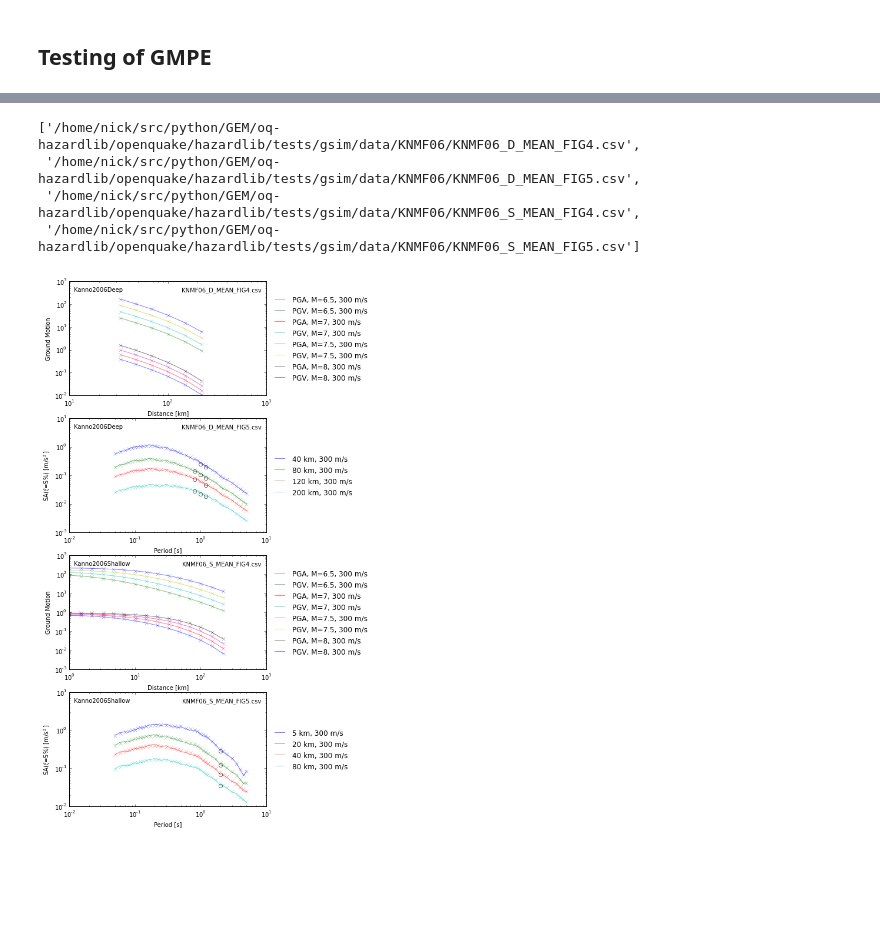
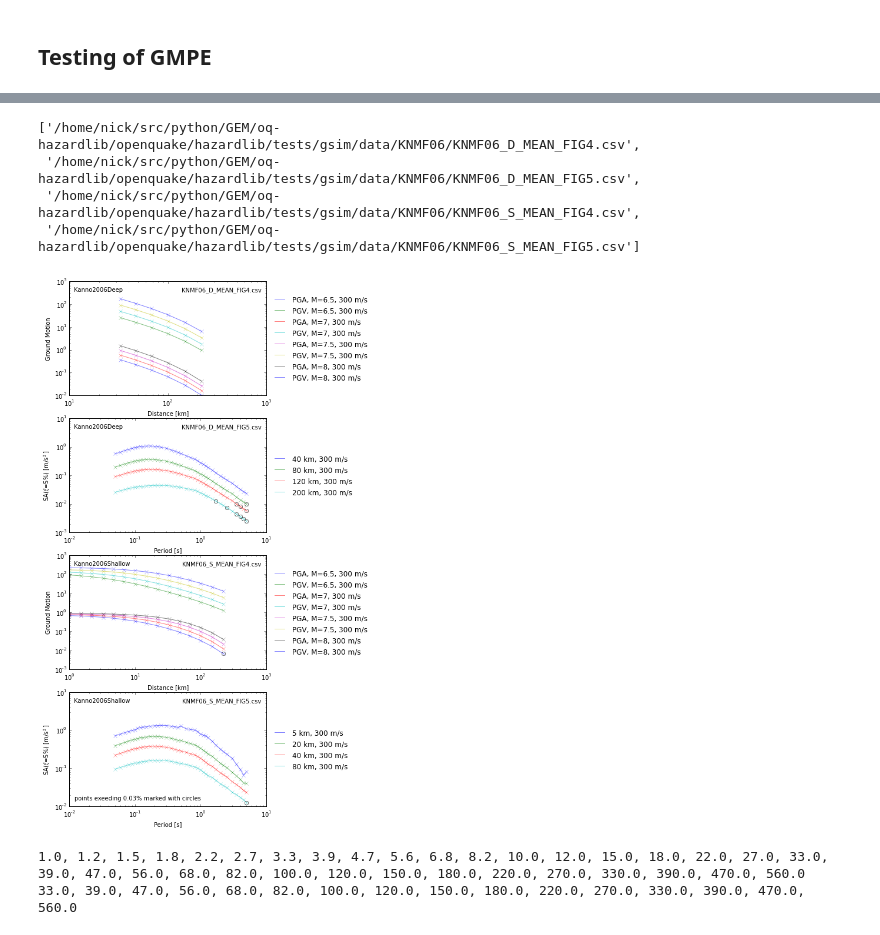
Before and after one commit to nackerley/indian-subcontinent-psha, a Jupyter notebook: GMPEs/kanno2006new/Kanno et al. (2006).ipynb, the cells around one changed output, grey strips where cells are left out. Drawn from its saved outputs; the diff is of its cells as text; code cells hidden in the pictures; blank space fills up the shorter version.

```diff
--- a/GMPEs/kanno2006new/Kanno et al. (2006).ipynb
+++ b/GMPEs/kanno2006new/Kanno et al. (2006).ipynb
@@ -165,13 +165,12 @@ df_means = gt.df_massage(pd.concat(df_means, ignore_index=True))
 df_stddevs = gt.df_massage(pd.concat(df_stddevs, ignore_index=True))
 # %%
 # produce Figure 5
-digitized_template = 'Digitized/M%g_R%gkm_%s.csv'
+digitized_template = 'Computed/M%g_R%gkm_%s.csv'
 empty = True
 
 numeric_cols = np.array([tb.is_numeric(item) for item in df_means.columns])
 extra_cols = df_means.columns[~numeric_cols]
 T = [float(item) for item in df_means.columns[numeric_cols]]
-# T = np.genfromtxt('Digitized/M7_T_S.csv')
 gmpe_names = [name for name in gmpe_class_names
               if (df_means['gmpe'] == name).any()]
 distances = sorted(list(set(df_means['dist_rrup'])))
@@ -278,6 +268,6 @@ See the the caveats in the documentation: http://pandas.pydata.org/pandas-docs/s
 # %%
 # produce Figure 4
-digitized_template = 'Digitized/%s_M%g_%s.csv'
+digitized_template = 'Computed/%s_M%g_%s.csv'
 df_interp = df_means.copy()
 
 gmpe_names = [name for name in gmpe_class_names
@@ -353,7 +342,7 @@ means_files = gt.write_test_data(df_interp, gmpe_group, gmpes_short, gmpe_class_
 stddev_files = gt.write_test_data(df_stddevs, gmpe_group, gmpes_short, gmpe_class_names, 'FIG4', float_format='%.5g')
 # %%
 # run through unittests
-threshhold = 0.10
+threshhold = 0.0003
 
 means_files = sorted(glob.glob(os.path.join(os.path.split(means_files[0])[0],'*MEAN*')))
 display(means_files)
@@ -427,31 +416,41 @@ for ax, means_file in zip(axes, means_files):
                         continue
 
                     h = ax.loglog(df_trace_ref['dist_rrup'], df_trace_ref[str(im_type)],
                                   label=trace_label, alpha=0.5)
 
                     df_trace_new = df_new[
                         (df_new['rup_mag'] == mag) &
                         (df_new['site_vs30'] == vs30)]
 
                     ax.loglog(df_trace_new['dist_rrup'], df_trace_new[str(im_type)],
                               linestyle='none', marker='x',
                               color=h[0].get_color(), alpha=0.5)
 
                     # circle points in error
                     error = (np.abs(df_trace_new[str(im_type)]/df_trace_ref[str(im_type)] - 1) > threshhold).reshape((-1,))
                     ax.loglog(df_trace_new.loc[error, 'dist_rrup'], df_trace_new.loc[error, str(im_type)],
                               linestyle='none', marker='o', color='black', markerfacecolor='none')
 
         ax.set_ylabel('Ground Motion')
         ax.set_xlabel('Distance [km]')
 
     ax.legend(loc='center left', bbox_to_anchor=(1,0.5), frameon=False)
 
+ax.add_artist(AnchoredText('points exeeding %g%% marked with circles' % (100*threshhold),
+                           loc=tb.LOC_CODE['lower left'], frameon=False))
+
 plt.savefig('Unit_Test_Summary.pdf', dpi=300, bbox_inches='tight')
 plt.savefig('Unit_Test_Summary.png', dpi=300, bbox_inches='tight')
 # %% [output]
 ['/home/nick/src/python/GEM/oq-hazardlib/openquake/hazardlib/tests/gsim/data/KNMF06/KNMF06_D_MEAN_FIG4.csv',
  '/home/nick/src/python/GEM/oq-hazardlib/openquake/hazardlib/tests/gsim/data/KNMF06/KNMF06_D_MEAN_FIG5.csv',
  '/home/nick/src/python/GEM/oq-hazardlib/openquake/hazardlib/tests/gsim/data/KNMF06/KNMF06_S_MEAN_FIG4.csv',
  '/home/nick/src/python/GEM/oq-hazardlib/openquake/hazardlib/tests/gsim/data/KNMF06/KNMF06_S_MEAN_FIG5.csv']
-[figure, old version]
+[figure, new version]
+# %%
+distances_list = [tb.logspace(1, 600, 12), tb.logspace(30, 600, 12)]
+print ', '.join([str(item) for item in distances_list[0]])
+print ', '.join([str(item) for item in distances_list[1]])
+# %% [output]
+1.0, 1.2, 1.5, 1.8, 2.2, 2.7, 3.3, 3.9, 4.7, 5.6, 6.8, 8.2, 10.0, 12.0, 15.0, 18.0, 22.0, 27.0, 33.0, 39.0, 47.0, 56.0, 68.0, 82.0, 100.0, 120.0, 150.0, 180.0, 220.0, 270.0, 330.0, 390.0, 470.0, 560.0
+33.0, 39.0, 47.0, 56.0, 68.0, 82.0, 100.0, 120.0, 150.0, 180.0, 220.0, 270.0, 330.0, 390.0, 470.0, 560.0
```
Also changed, not shown: parts of 7 cells of this notebook, 37 other files.
